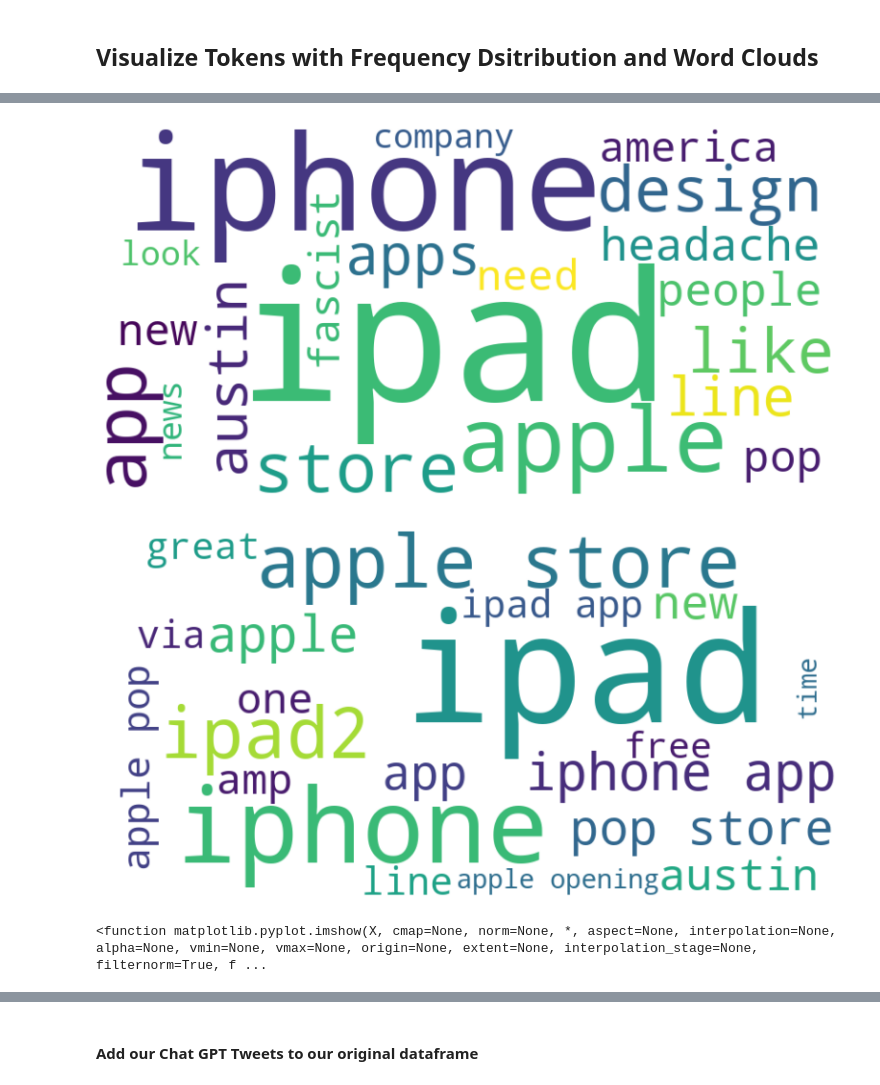
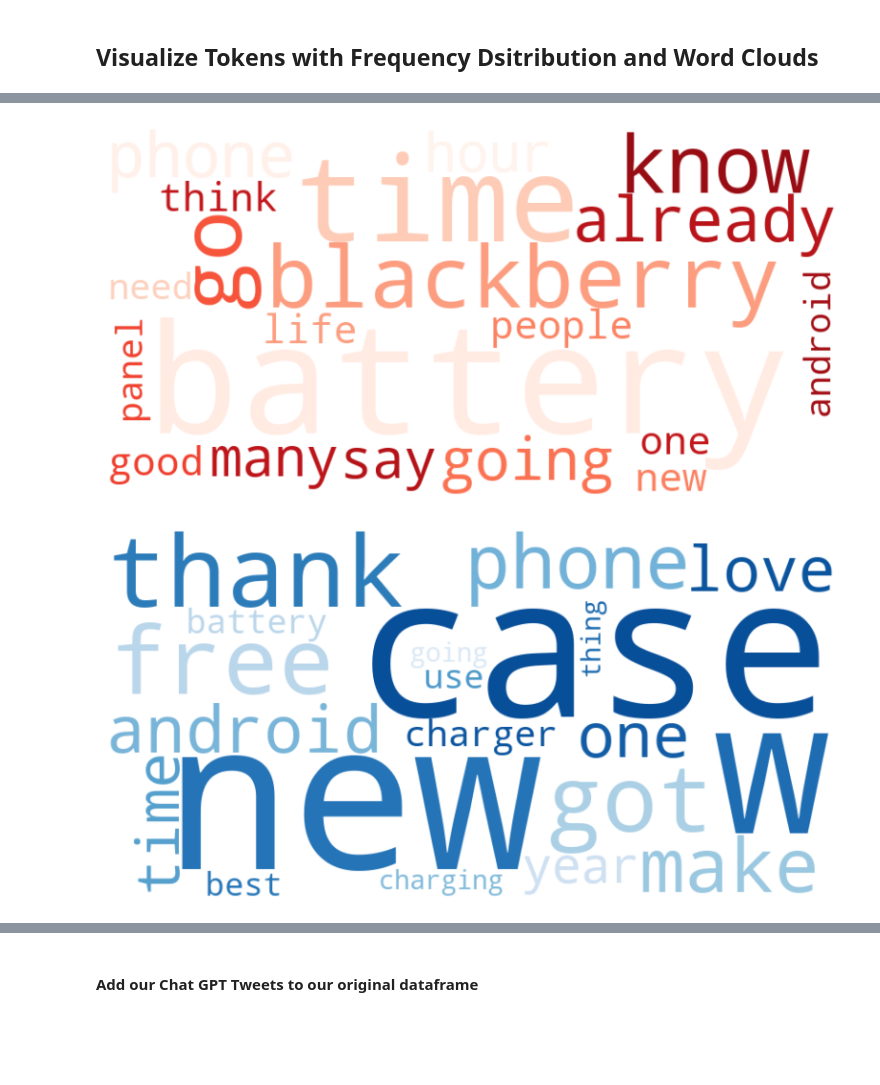
Before and after one commit to xuqc01/twitter_sentiment_analysis, a Jupyter notebook: P4ProjectNotebook.ipynb, the cells around one changed output, grey strips where cells are left out. Drawn from its saved outputs; the diff is of its cells as text; code cells hidden in the pictures; blank space fills up the shorter version.

```diff
--- a/P4ProjectNotebook.ipynb
+++ b/P4ProjectNotebook.ipynb
@@ -167,4 +139,4 @@ test_tokens
 # %% [markdown]
 ### Apply the pre-processing function to our dataframe
 # %%
-df['tokens'] = df['text'].apply(text_preprocessing)
+df['Tokens'] = df['Text'].apply(text_preprocessing)
@@ -190,0 +158,6 @@ df.head(20)
+# %%
+#convert to lemmed token format
+def format_lem(tokens):
+    return ' '.join(tokens)
+
+df['Formatted_Lemmed_Text'] = df['Tokens'].apply(format_lem)
@@ -191,7 +166,7 @@ df.head(20)
 # %%
 #create a set of unique tokens
 token_set = []
-for tokens in df['tokens'].values:
+for tokens in df['Tokens'].values:
     for token in tokens:
         token_set.append(token)
 
@@ -218,6 +175,0 @@ df.groupby(['subject', 'emotion']).count()
-# %%
-#convert to lemmed token format
-def format_lem(tokens):
-    return ' '.join(tokens)
-
-df['formatted_lemmed_text'] = df['tokens'].apply(format_lem)
@@ -336,31 +291,26 @@ neg_cloud_df.head()
 # %%
-#Create a negative tweet word cloud
-tfidf_scores = np.asarray(X_vec.mean(axis=0)).ravel()
-df_tfidf = pd.DataFrame({'Word': feature_names, 'TF-IDF': tfidf_scores})
-df_tfidf = df_tfidf.sort_values(by='TF-IDF', ascending=False)
-word_tfidf_dict = df_tfidf.set_index('Word')['TF-IDF'].to_dict()
-wordcloud = WordCloud(width=800, height=400, background_color='white', max_words=20)
-wordcloud.generate_from_frequencies(word_tfidf_dict)
+#create a negative iPhone word cloud
+iphone_neg_string = " ".join(iphone_neg_tokens)
+iphone_neg_wc = WordCloud(width=800, height=400, max_words=20, colormap='Reds', background_color='white')
+iphone_neg_wc.generate_from_text(iphone_neg_string)
 
 plt.figure(figsize=(10, 5))
-plt.imshow(wordcloud, interpolation='bilinear')
+plt.imshow(iphone_neg_wc, interpolation='bilinear')
 plt.axis('off')
 plt.show()
 # %% [output]
-[figure, old version]
+[figure, new version]
 # %%
-#Create a positive tweet word cloud
-pos_string = ' '.join(positive_tokens)
-pos_wc = WordCloud(width=800, height=400, background_color='white', max_words=20)
-pos_wc.generate(pos_string)
-
-
+#create a positive iPhone word cloud
+df_iphone_pos = df[(df['Subject'] == 'iPhone') & (df['Emotion'] == 'Positive')]
+iphone_pos_tokens = [token for tokens in df_iphone_pos['Tokens'].values for token in tokens]
+iphone_pos_string = " ".join(iphone_pos_tokens)
+iphone_pos_wc = WordCloud(width=800, height=400, max_words=20, colormap='Blues', background_color='white')
+iphone_pos_wc.generate_from_text(iphone_pos_string)
 
 plt.figure(figsize=(10, 5))
-plt.imshow(pos_wc, interpolation='bilinear')
+plt.imshow(iphone_pos_wc, interpolation='bilinear')
 plt.axis('off')
 plt.show()
-plt.imshow
 # %% [output]
-[figure, old version]
+[figure, new version]
-<function matplotlib.pyplot.imshow(X, cmap=None, norm=None, *, aspect=None, interpolation=None, alpha=None, vmin=None, vmax=None, origin=None, extent=None, interpolation_stage=None, filternorm=True, f ...
```
Also changed, not shown: parts of 91 cells of this notebook.
